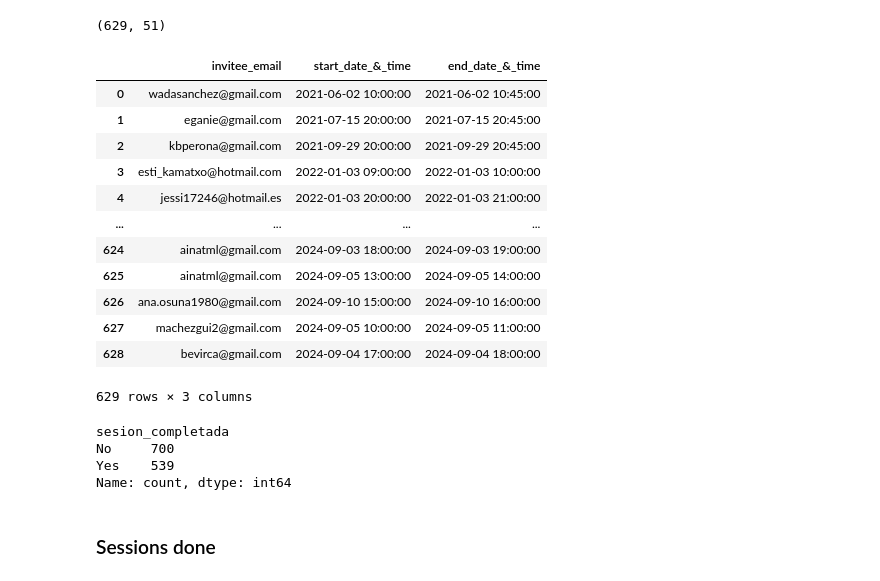
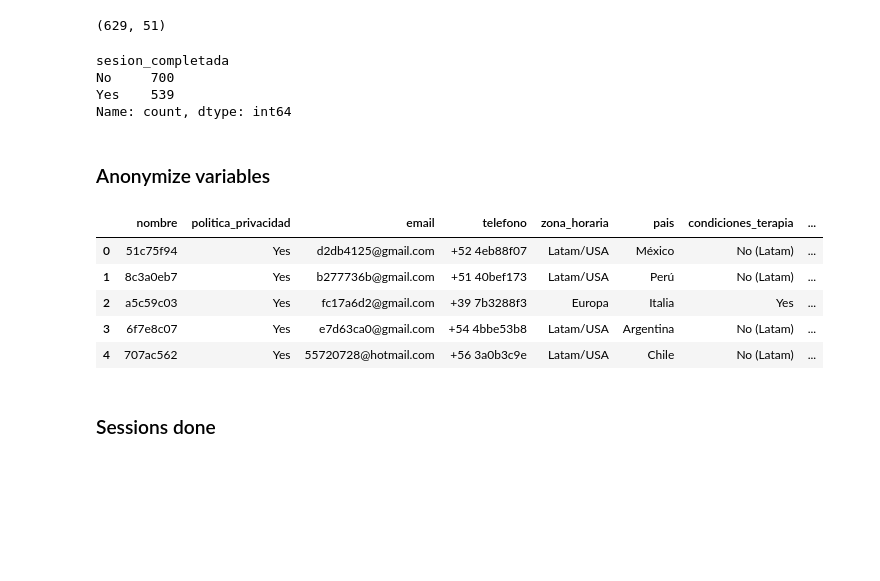
Before and after one commit to TonioDominguez/typeform_keyword_analysis, a Jupyter notebook: cleaning_typeform.ipynb, the cells around one changed output. Cells and saved outputs as stored; diff of their text form; code cells hidden in the pictures; blank space fills up the shorter version.

Commit message:
up2date

```diff
--- a/cleaning_typeform.ipynb
+++ b/cleaning_typeform.ipynb
@@ -151,30 +119,0 @@ def replace_fillna(df, column_name, replace_dict=None, fill_value=None):
-# %%
-# format clean telephone
-
-def format_phone(phone):
-    if pd.isna(phone):
-        return phone
-    else:
-        phone_str = str(phone)
-        phone_str = phone_str.split(".")[0]
-        return f"+{phone_str[:2]} {phone_str[2:5]} {phone_str[5:7]} {phone_str[7:9]} {phone_str[9:]}"
-# %%
-# Obtainin phone code number
-
-def country_code(value, skip_value="Sin completar"):
-    if value == skip_value:
-        return value
-    else:
-        return str(value).split(" ")[0]
-
-def apply_country_code(df, column_name, new_column_name, skip_value="Sin completar"):
-    df[new_column_name] = df[column_name].apply(lambda x: country_code(x, skip_value))
-    return df[new_column_name]
-# %%
-# Obtainin country through phone code
-
-def country(code, skip_value="Sin completar"):
-    if code == skip_value:
-        return "Desconocido"
-    else:
-        return country_by_code.get(code)
@@ -453,22 +323,6 @@ df2.shape
 (629, 51)
 # %%
 calendly = df2[["invitee_email", "start_date_&_time", "end_date_&_time"]]
-# %%
-calendly
-# %% [output]
-|  | invitee_email | start_date_&_time | end_date_&_time |
-| 0 | wadasanchez@gmail.com | 2021-06-02 10:00:00 | 2021-06-02 10:45:00 |
-| 1 | eganie@gmail.com | 2021-07-15 20:00:00 | 2021-07-15 20:45:00 |
-| 2 | kbperona@gmail.com | 2021-09-29 20:00:00 | 2021-09-29 20:45:00 |
-| 3 | esti_kamatxo@hotmail.com | 2022-01-03 09:00:00 | 2022-01-03 10:00:00 |
-| 4 | jessi17246@hotmail.es | 2022-01-03 20:00:00 | 2022-01-03 21:00:00 |
-| ... | ... | ... | ... |
-| 624 | ainatml@gmail.com | 2024-09-03 18:00:00 | 2024-09-03 19:00:00 |
-| 625 | ainatml@gmail.com | 2024-09-05 13:00:00 | 2024-09-05 14:00:00 |
-| 626 | ana.osuna1980@gmail.com | 2024-09-10 15:00:00 | 2024-09-10 16:00:00 |
-| 627 | machezgui2@gmail.com | 2024-09-05 10:00:00 | 2024-09-05 11:00:00 |
-| 628 | bevirca@gmail.com | 2024-09-04 17:00:00 | 2024-09-04 18:00:00 |
-629 rows × 3 columns
 # %%
 df["sesion_completada"] = df["email"].isin(calendly["invitee_email"]).map({True: "Yes", False: "No"})
 # %%
@@ -478,6 +332,21 @@ sesion_completada
 No     700
 Yes    539
 Name: count, dtype: int64
+# %% [markdown]
+### Anonymize variables
+# %%
+df['nombre'] = df['nombre'].apply(anonymize_name)
+df['email'] = df['email'].apply(anonymize_email)
+df['telefono'] = df['telefono'].apply(anonymize_phone)
+# %%
+df.head(5)
+# %% [output]
+|  | nombre | politica_privacidad | email | telefono | zona_horaria | pais | condiciones_terapia | ... |
+| 0 | 51c75f94 | Yes | d2db4125@gmail.com | +52 4eb88f07 | Latam/USA | México | No (Latam) | ... |
+| 1 | 8c3a0eb7 | Yes | b277736b@gmail.com | +51 40bef173 | Latam/USA | Perú | No (Latam) | ... |
+| 2 | a5c59c03 | Yes | fc17a6d2@gmail.com | +39 7b3288f3 | Europa | Italia | Yes | ... |
+| 3 | 6f7e8c07 | Yes | e7d63ca0@gmail.com | +54 4bbe53b8 | Latam/USA | Argentina | No (Latam) | ... |
+| 4 | 707ac562 | Yes | 55720728@hotmail.com | +56 3a0b3c9e | Latam/USA | Chile | No (Latam) | ... |
 # %% [markdown]
 ### Sessions done
 # %%
```
Also changed, not shown: parts of 17 cells of this notebook, 2 other files.
